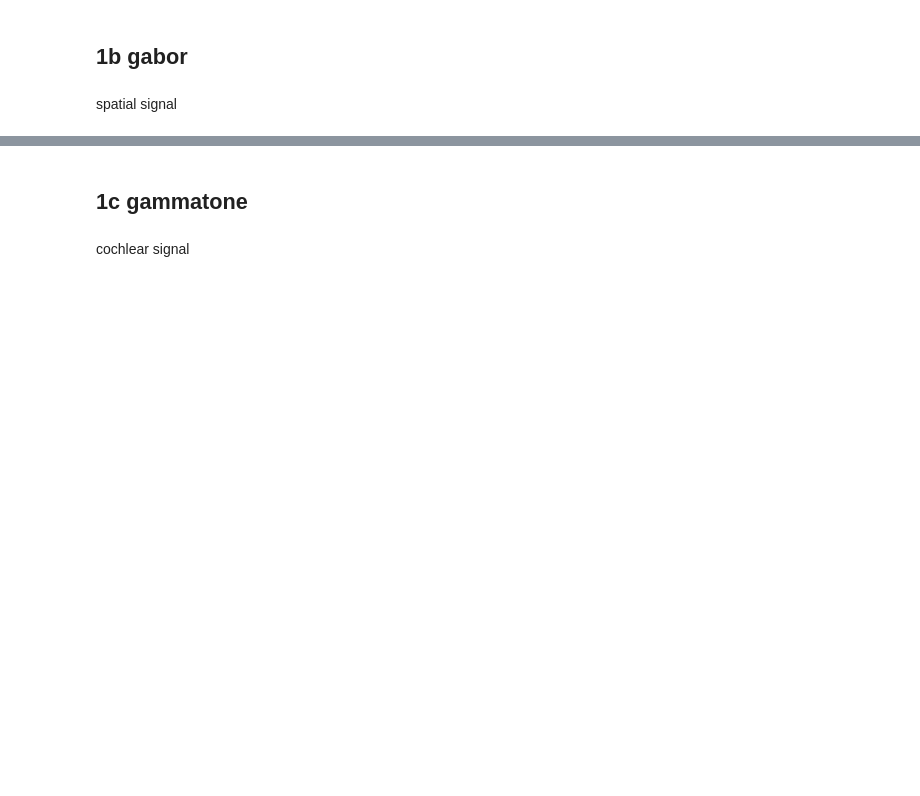
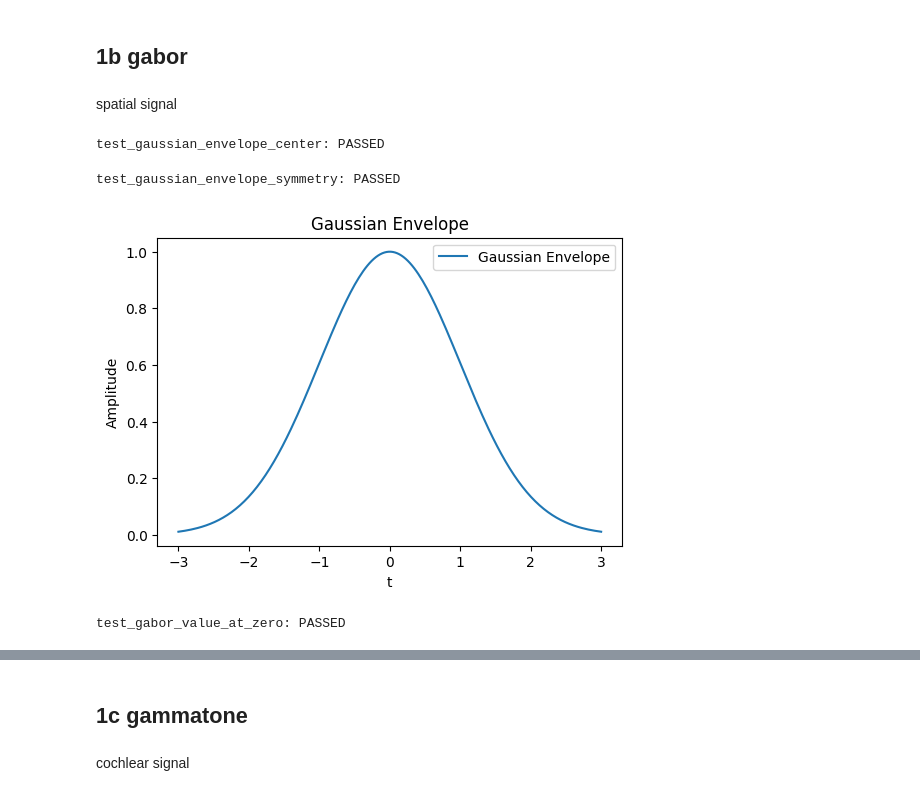
Before and after one commit to RyanL72/CSDS_364, a Jupyter notebook: Assignment_A1b/A1b_rhl72.ipynb, the cells around one changed output, grey strips where cells are left out. Cells and saved outputs as stored; diff of their text form; code cells hidden in the pictures; blank space fills up the shorter version.

Commit message:
Honest Working Gabor

```diff
--- a/Assignment_A1b/A1b_rhl72.ipynb
+++ b/Assignment_A1b/A1b_rhl72.ipynb
@@ -48,0 +24,51 @@ def gaboro_norm(f=1.0, sigma=1.0, fs=1000):
+# %%
+def test_gaussian_envelope_center():
+    sigma = 1.0
+    val_at_zero = gaussian_envelope(0, sigma)
+    assert np.isclose(val_at_zero, 1.0), f"Expected 1.0, got {val_at_zero}"
+    print("test_gaussian_envelope_center: PASSED")
+
+test_gaussian_envelope_center()
+# %% [output]
+test_gaussian_envelope_center: PASSED
+# %%
+def test_gaussian_envelope_symmetry():
+    sigma = 1.0
+    t_vals = np.linspace(-3, 3, 10)
+    for t in t_vals:
+        pos_val = gaussian_envelope(t, sigma)
+        neg_val = gaussian_envelope(-t, sigma)
+        assert np.isclose(pos_val, neg_val), f"Asymmetry at t={t}"
+    print("test_gaussian_envelope_symmetry: PASSED")
+
+test_gaussian_envelope_symmetry()
+# %% [output]
+test_gaussian_envelope_symmetry: PASSED
+# %%
+t_plot = np.linspace(-3, 3, 200)
+sigma = 1.0
+env_vals = gaussian_envelope(t_plot, sigma)
+
+plt.figure(figsize=(6,4))
+plt.plot(t_plot, env_vals, label='Gaussian Envelope')
+plt.title("Gaussian Envelope")
+plt.xlabel("t")
+plt.ylabel("Amplitude")
+plt.legend()
+plt.show()
+# %% [output]
+[figure, added]
+# %%
+def test_gabor_value_at_zero():
+    sigma = 1.0
+    f = 5.0
+    phi = np.pi / 2
+    a = 2.0
+    val_at_zero = gabor(0, sigma, f, phi, a)
+    expected = a * np.cos(phi)  # = 2.0 * 0 = 0
+    assert np.isclose(val_at_zero, expected), f"Expected {expected}, got {val_at_zero}"
+    print("test_gabor_value_at_zero: PASSED")
+
+test_gabor_value_at_zero()
+# %% [output]
+test_gabor_value_at_zero: PASSED
```
Also changed, not shown: parts of 12 cells of this notebook, 5 other files.
